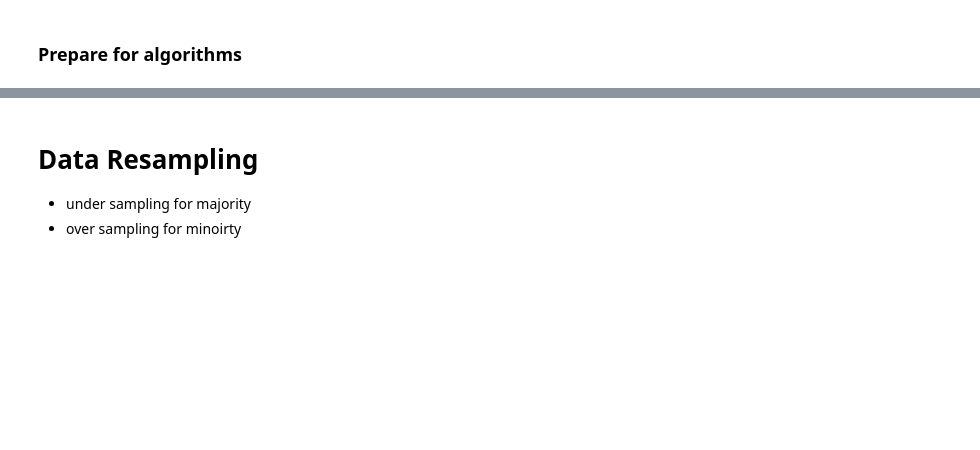
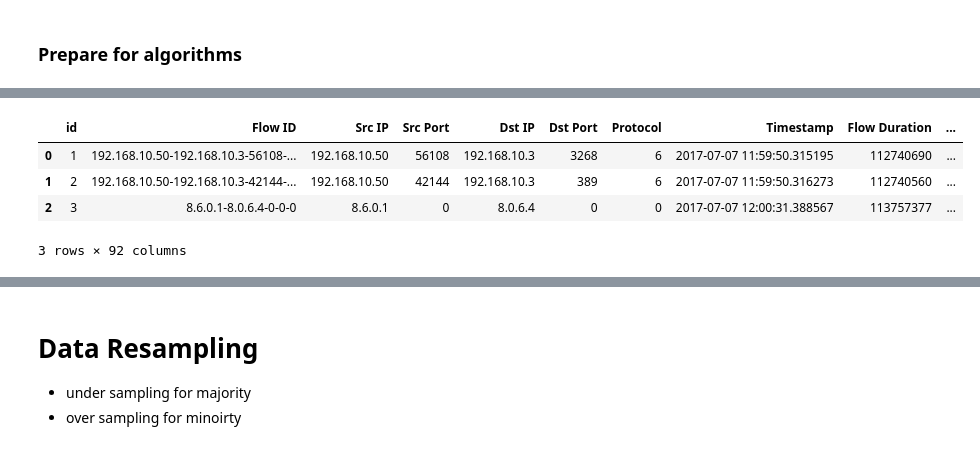
Before and after one commit to sandraaahuang/NIDS-netflowLog, a Jupyter notebook: data_preprocessing.ipynb, the cells around one changed output, grey strips where cells are left out. Cells and saved outputs as stored; diff of their text form; code cells hidden in the pictures; blank space fills up the shorter version.

```diff
--- a/data_preprocessing.ipynb
+++ b/data_preprocessing.ipynb
@@ -59,7 +60,7 @@ time for reading csv file: 2.0231380462646484
 # %%
 df2017_original = pd.read_parquet('2017/Friday-WorkingHours-Afternoon-DDos.pcap_ISCX.parquet')
 # df2018_original = pd.read_parquet('2018/Friday-02-03-2018_TrafficForML_CICFlowMeter.parquet')
-# df2017_corrected = pd.read_parquet('improved_2017/friday.parquet')
+df2017_corrected = pd.read_parquet('improved_2017/friday.parquet')
 # df2018_corrected = pd.read_parquet('../resources/Improved/CSECICIDS2018_improved/Friday-02-03-2018.csv')
 # %%
 row_2017, col_2017 = df2017_original.shape
@@ -212,7 +214,7 @@ for c in columns:
 # %%
 # And now cmbining the datasets
 df2017_original = pd.concat([d0_2017_o, d1_2017_o, d2_2017_o, d3_2017_o, d4_2017_o, d5_2017_o, d6_2017_o, d7_2017_o], ignore_index=True)
-# df2017_corrected = pd.concat([d0_2017_c, d1_2017_c, d2_2017_c, d3_2017_c, d4_2017_c], ignore_index=True)
+df2017_corrected = pd.concat([d0_2017_c, d1_2017_c, d2_2017_c, d3_2017_c, d4_2017_c], ignore_index=True)
 # df2018_original = pd.concat([d0_2018_o, d1_2018_o, d2_2018_o, d3_2018_o, d4_2018_o, d5_2018_o, d6_2018_o, d7_2018_o, d8_2018_o, d9_2018_o], ignore_index=True)
 # df2018_corrected = pd.concat([d0_2018_c, d1_2018_c, d2_2018_c, d3_2018_c, d4_2018_c, d5_2018_c, d6_2018_c, d7_2018_c, d8_2018_c, d9_2018_c], ignore_index=True)
 # %%
@@ -737,0 +749,8 @@ pd.read_csv('results/data_2017_original')
+# %%
+df2017_corrected.head(3)
+# %% [output]
+|  | id | Flow ID | Src IP | Src Port | Dst IP | Dst Port | Protocol | Timestamp | Flow Duration | ... |
+| 0 | 1 | 192.168.10.50-192.168.10.3-56108-... | 192.168.10.50 | 56108 | 192.168.10.3 | 3268 | 6 | 2017-07-07 11:59:50.315195 | 112740690 | ... |
+| 1 | 2 | 192.168.10.50-192.168.10.3-42144-... | 192.168.10.50 | 42144 | 192.168.10.3 | 389 | 6 | 2017-07-07 11:59:50.316273 | 112740560 | ... |
+| 2 | 3 | 8.6.0.1-8.0.6.4-0-0-0 | 8.6.0.1 | 0 | 8.0.6.4 | 0 | 0 | 2017-07-07 12:00:31.388567 | 113757377 | ... |
+3 rows × 92 columns
```
Also changed, not shown: parts of 20 cells of this notebook.
